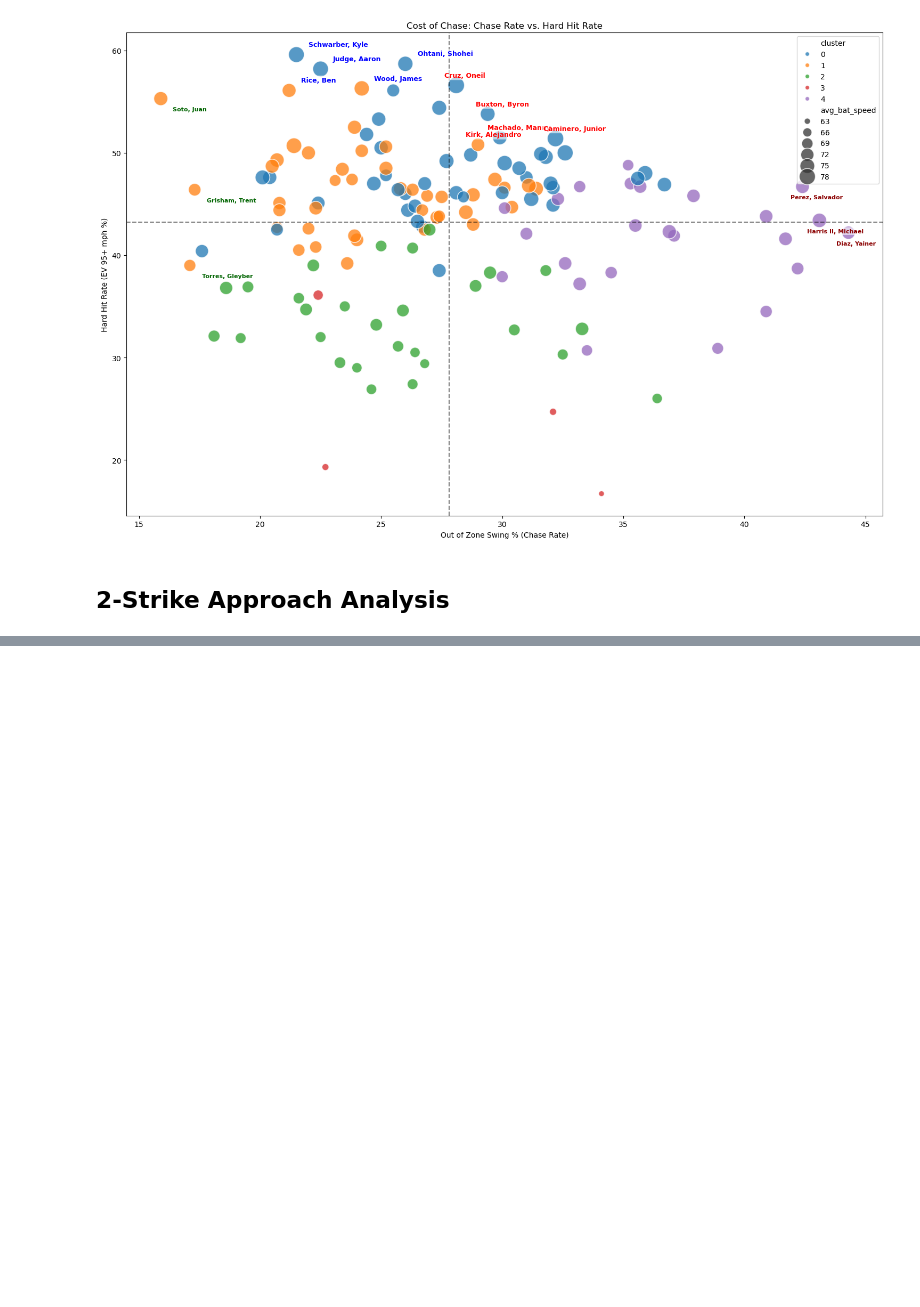
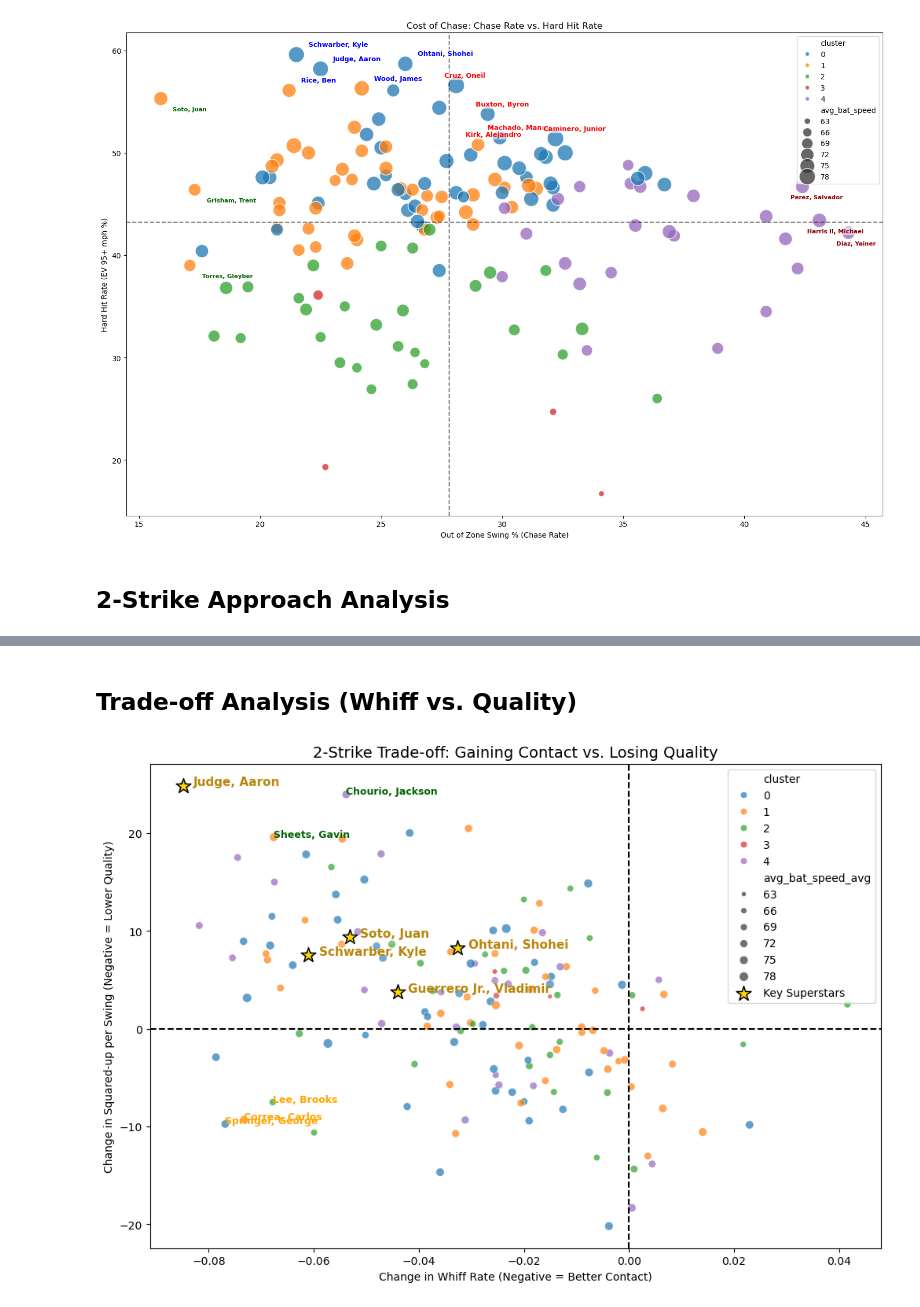
Before and after one commit to Gilbert-Wuu/2025-MLB-Swing-Decision-Analysis, a Jupyter notebook: swing_analysis.ipynb, the cells around one changed output, grey strips where cells are left out. Saved outputs shown, nothing was run; the diff lists cells and outputs as text; code cells hidden in the pictures; blank space fills up the shorter version.

```diff
--- a/swing_analysis.ipynb
+++ b/swing_analysis.ipynb
@@ -447,0 +548,48 @@ plt.show()
+# %% [markdown]
+## Trade-off Analysis (Whiff vs. Quality)
+# %%
+plt.figure(figsize=(12, 8))
+sns.scatterplot(
+    data=comp_2s,
+    x='delta_whiff',
+    y='delta_squared_up',
+    hue='cluster',
+    size='avg_bat_speed_avg', # Use original bat speed as reference
+    palette='tab10',
+    alpha=0.7
+)
+
+quality_retainers = comp_2s[(comp_2s['delta_whiff'] < -0.05)].nlargest(3, 'delta_squared_up')
+major_sacrificers = comp_2s[(comp_2s['delta_whiff'] < -0.06)].nsmallest(3, 'delta_squared_up')
+
+sns.scatterplot(data=stars_df, x='delta_whiff', y='delta_squared_up',
+                color='gold', s=200, edgecolor='black', marker='*', label='Key Superstars')
+
+labeled_names = set()
+
+for i, row in stars_df.iterrows():
+    name = row['last_name, first_name']
+    if name in labeled_names:
+        continue
+    plt.text(row['delta_whiff'] + 0.002, row['delta_squared_up'] + 0.001, row['last_name, first_name'],
+             fontsize=11, fontweight='bold', color='darkgoldenrod',
+             bbox=dict(facecolor='white', alpha=0.1, edgecolor='none'))
+    labeled_names.add(name)
+
+for df, color in zip([quality_retainers, major_sacrificers], ['darkgreen', 'orange']):
+    for i, row in df.iterrows():
+        name = row['last_name, first_name']
+        if name in labeled_names:
+            continue
+        plt.text(row['delta_whiff'], row['delta_squared_up'], row['last_name, first_name'],
+                 fontsize=9, fontweight='bold', color=color)
+
+
+plt.axhline(0, color='black', lw=1.5, ls='--')
+plt.axvline(0, color='black', lw=1.5, ls='--')
+plt.title('2-Strike Trade-off: Gaining Contact vs. Losing Quality', fontsize=14)
+plt.xlabel('Change in Whiff Rate (Negative = Better Contact)')
+plt.ylabel('Change in Squared-up per Swing (Negative = Lower Quality)')
+plt.show()
+# %% [output]
+[figure, added]
```
Also changed, not shown: parts of 7 cells of this notebook.
